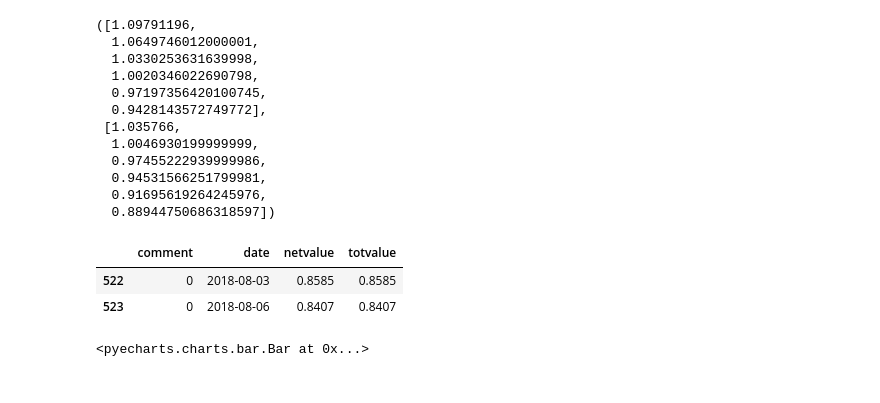
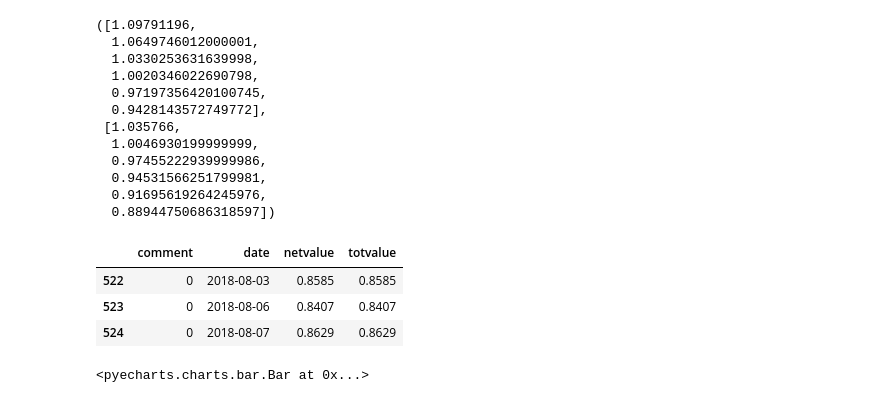
Before and after one commit to refraction-ray/xalpha, a Jupyter notebook: doc/samples/policy.ipynb, the cells around one changed output. Drawn from its saved outputs; the diff is of its cells as text; code cells hidden in the pictures.

```diff
--- a/doc/samples/policy.ipynb
+++ b/doc/samples/policy.ipynb
@@ -119,11 +119,12 @@ gr.sellpts,gr.buypts # 网格计划对应的卖点和买点净值
   0.91695619264245976,
   0.88944750686318597])
 # %%
-gfc.price.iloc[-3:-1] # 事实上中证500已大幅跌破网格底线
+gfc.price.iloc[-4:-1] # 事实上中证500已大幅跌破网格底线
 # %% [output]
 |  | comment | date | netvalue | totvalue |
 | 522 | 0 | 2018-08-03 | 0.8585 | 0.8585 |
 | 523 | 0 | 2018-08-06 | 0.8407 | 0.8407 |
+| 524 | 0 | 2018-08-07 | 0.8629 | 0.8629 |
 # %%
 gfc_t = xa.trade(gfc, gr.status) #  请开始你的交易
 # %%
```
Also changed, not shown: parts of 1 cell of this notebook, 6 other files.
